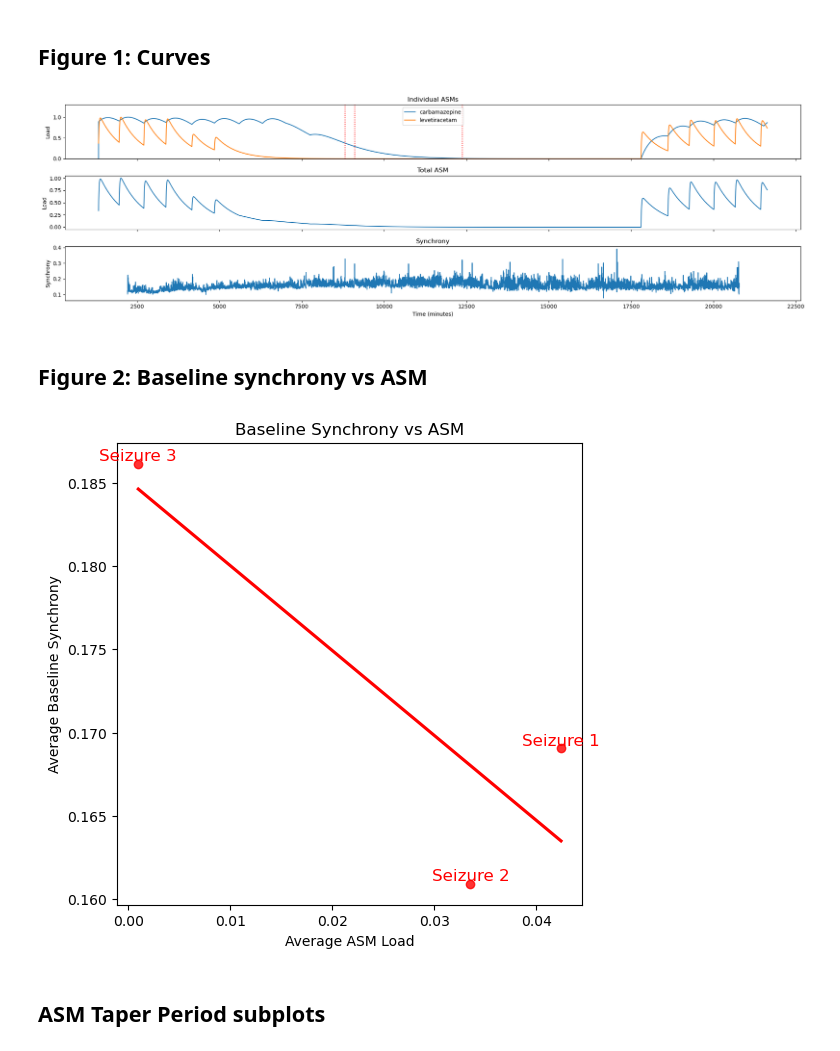
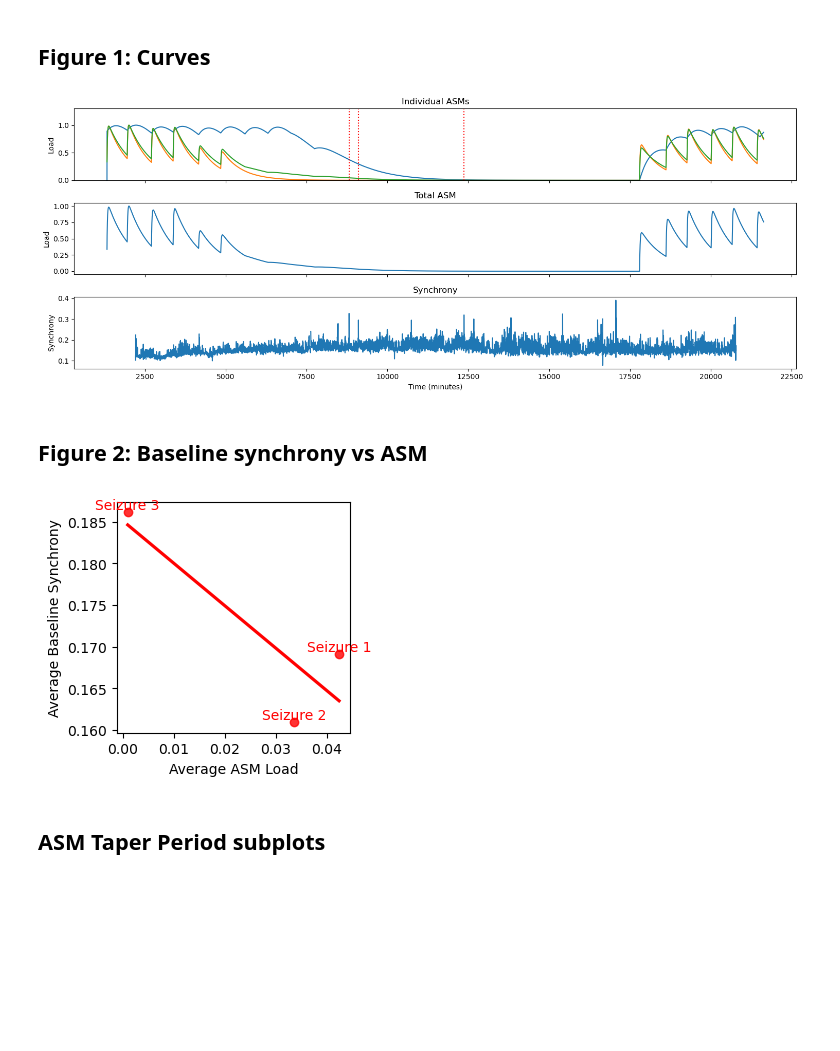
Before and after one commit to devincma/asm_synchrony_paper, a Jupyter notebook: synchrony/atlas.ipynb, the cells around one changed output. Drawn from its saved outputs; the diff is of its cells as text; code cells hidden in the pictures; blank space fills up the shorter version.

Commit message:
New plots

```diff
--- a/synchrony/atlas.ipynb
+++ b/synchrony/atlas.ipynb
@@ -23,7 +23,7 @@ med_cols = [
 ]
 med_cols_no_raw = [col.split("_raw")[0] for col in med_cols]
 
-fig, ax = plt.subplots(3, 1, figsize=(20, 6), sharex=True)
+fig, ax = plt.subplots(3, 1, figsize=(15, 6), sharex=True)
 
 # Plotting Individual ASMs
 for i, col in enumerate(med_cols):
@@ -38,35 +38,35 @@ for i, col in enumerate(med_cols):
 
 seizure_minutes = hourly_patient_features_df[
     hourly_patient_features_df["had_seizure"] >= 1
 ]["emu_minute"].values
 for idx in seizure_minutes:
     ax[0].axvline(x=idx, color="red", linestyle="dotted")
 
 ax[0].set_ylabel("Load")
 ax[0].set_ylim([0, 1.3])
-ax[0].legend()
+# ax[0].legend()
 ax[0].set_title("Individual ASMs")
 
 ax[1].plot(
     hourly_patient_features_df["emu_minute"],
     hourly_patient_features_df["med_sum_no_lorazepam_raw"],
 )
 ax[1].set_ylabel("Load")
 ax[1].set_title("Total ASM")
 
 # Plotting synchrony (broadband Band)
 ax[2].plot(
     hourly_patient_features_df["emu_minute"],
     hourly_patient_features_df["synchrony_broadband"],
 )
 ax[2].set_ylabel("Synchrony")
 ax[2].set_title("Synchrony")
 
 ax[2].set_xlabel("Time (minutes)")
 plt.tight_layout()
 plt.show()
 # %% [output]
-[figure, old version]
+[figure, new version]
 # %% [markdown]
 ## Figure 2: Baseline synchrony vs ASM
 # %%
@@ -99,7 +99,7 @@ for idx in valid_seizure_indices:
     avg_med_loads.append(avg_med_load)
 
 if avg_med_loads and avg_synchronies:
-    plt.figure(figsize=(6, 6))  # Add this line to create a standalone figure
+    plt.figure(figsize=(3, 3))  # Add this line to create a standalone figure
     sns.regplot(
         x=avg_med_loads,
         y=avg_synchronies,
@@ -112,15 +112,15 @@ if avg_med_loads and avg_synchronies:
     # Label each dot with its respective seizure number
     for i, (x, y) in enumerate(zip(avg_med_loads, avg_synchronies)):
         plt.text(
-            x, y, f"Seizure {i+1}", fontsize=12, ha="center", va="bottom", color="red"
+            x, y, f"Seizure {i+1}", fontsize=10, ha="center", va="bottom", color="red"
         )
 
     plt.xlabel("Average ASM Load")
     plt.ylabel("Average Baseline Synchrony")
-    plt.title(f"Baseline Synchrony vs ASM")
+    # plt.title(f"Baseline Synchrony vs ASM")
     plt.show()  # Add this line to display the plot
 # %% [output]
-[figure, old version]
+[figure, new version]
 # %% [markdown]
 ## ASM Taper Period subplots
 # %% [markdown]
```
Also changed, not shown: parts of 4 cells of this notebook, 6 other files.
